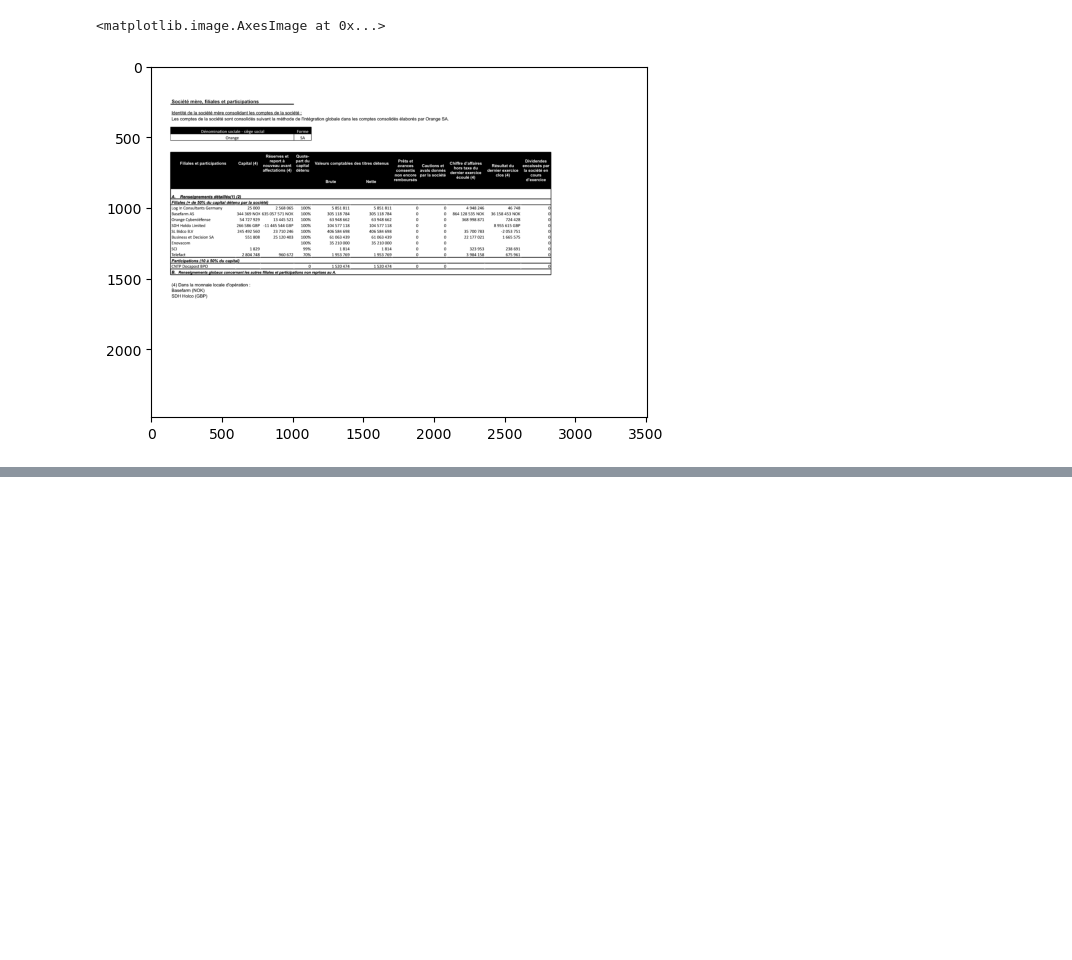
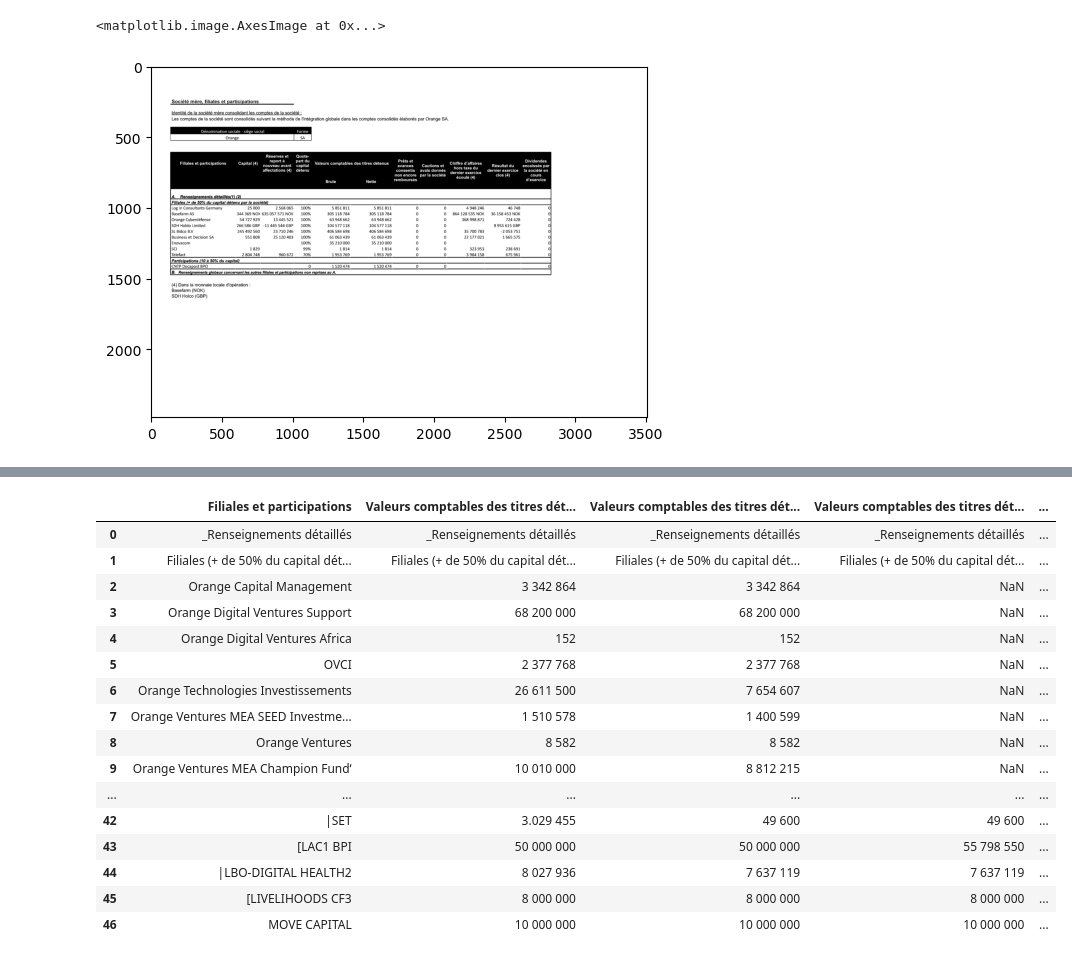
Before and after one commit to InseeFrLab/extraction-comptes-sociaux, a Jupyter notebook: notebooks/predict_tabletransformer_orange.ipynb, the cells around one changed output, grey strips where cells are left out. Drawn from its saved outputs; the diff is of its cells as text; code cells hidden in the pictures; blank space fills up the shorter version.

Commit message:
Update clean table

```diff
--- a/notebooks/predict_tabletransformer_orange.ipynb
+++ b/notebooks/predict_tabletransformer_orange.ipynb
@@ -153,20 +166,19 @@ def invert_dark_areas_v2(image):
     return img_grey
 # %%
 TEST_DATA = [
-    #"306769688",
-    #"344066733",
+    "306769688",
+    "307299248",
     "345039416",
-    #"380129866",
-    #"384518114",
-    ##"409759156",
-    #"432668432",
-    #"440419240",
-    #"500413505",
-    #"307299248",
     #"379984891",
-    #"430107359",
-    #"500440813",
-    #"501614572",
+    "380129866",
+    "384518114",
+    "409759156",
+    "430107359",
+    "432668432",
+    "440419240",
+    "500413505",
+    "500440813",
+    "501614572",
 ]
 data_dir = "../data/orange"
 test_images = [
@@ -193,6 +205,7 @@ bottom_padding = 50
 
 # Dict
 output = {}
+check= []
 
 for siren, image_path in zip(TEST_DATA, test_images):
     print(f"--- Siren {siren} ---")
@@ -206,7 +219,7 @@ for siren, image_path in zip(TEST_DATA, test_images):
     with torch.no_grad():
         outputs = detection_model(**encoding)
     results = feature_extractor.post_process_object_detection(
-        outputs, threshold=0.7, target_sizes=[(height, width)]
+        outputs, threshold=0.9, target_sizes=[(height, width)]
     )[0]
     table_boxes = results["boxes"].tolist()
 
@@ -223,26 +236,28 @@ for siren, image_path in zip(TEST_DATA, test_images):
         # Cropped image (only detected table)
         resized_image = image.crop(
             (
-                xmin - right_padding,
+                xmin - left_padding,
                 ymin - top_padding,
                 xmax + right_padding,
                 ymax + bottom_padding,
             )
         )
 
-        resized_image.save(f'../data/orange/{siren}_crop.png')
+        #resized_image.save(f'../data/orange/{siren}_{table_idx}_crop.png')
 
         # use numpy to convert the pil_image into a numpy array
-        numpy_resized_image=np.array(resized_image)
+        #numpy_resized_image=np.array(resized_image)
 
         # convert to a openCV2 image, notice the COLOR_RGB2BGR which means that
         # the color is converted from RGB to BGR format
-        resized_image_bgr =cv2.cvtColor(numpy_resized_image, cv2.COLOR_RGB2BGR)
-        resized_image_bgr = invert_dark_areas_v2(resized_image_bgr)
+        #resized_image_bgr =cv2.cvtColor(numpy_resized_image, cv2.COLOR_RGB2BGR)
+        #resized_image_bgr = invert_dark_areas_v2(resized_image_bgr)
 
         # from BGR to GRB
-        resized_image = cv2.cvtColor(resized_image_bgr, cv2.COLOR_BGR2RGB)
-        resized_image = Image.fromarray(resized_image)
+        #resized_image = cv2.cvtColor(resized_image_bgr, cv2.COLOR_BGR2RGB)
+        #resized_image = Image.fromarray(resized_image)
+
+        #resized_image.save(f'../data/orange/{siren}_{table_idx}_colorchange.png')
 
         # Encoding for structure recognition
         encoding = feature_extractor(resized_image, return_tensors="pt")
@@ -258,6 +273,7 @@ for siren, image_path in zip(TEST_DATA, test_images):
         d = pytesseract.image_to_data(
             resized_image, output_type=Output.DICT
         )
+        check.append(d)
         tokens = []
         n_boxes = len(d["level"])
         for i in range(n_boxes):
@@ -354,0 +809,20 @@ output['345039416_2']
+# %%
+output['306769688_0']
+# %% [output]
+|  | Filiales et participations | Valeurs comptables des titres dét... | Valeurs comptables des titres dét... | Valeurs comptables des titres dét... | ... |
+| 0 | _Renseignements détaillés | _Renseignements détaillés | _Renseignements détaillés | _Renseignements détaillés | ... |
+| 1 | Filiales (+ de 50% du capital dét... | Filiales (+ de 50% du capital dét... | Filiales (+ de 50% du capital dét... | Filiales (+ de 50% du capital dét... | ... |
+| 2 | Orange Capital Management | 3 342 864 | 3 342 864 | NaN | ... |
+| 3 | Orange Digital Ventures Support | 68 200 000 | 68 200 000 | NaN | ... |
+| 4 | Orange Digital Ventures Africa | 152 | 152 | NaN | ... |
+| 5 | OVCI | 2 377 768 | 2 377 768 | NaN | ... |
+| 6 | Orange Technologies Investissements | 26 611 500 | 7 654 607 | NaN | ... |
+| 7 | Orange Ventures MEA SEED Investme... | 1 510 578 | 1 400 599 | NaN | ... |
+| 8 | Orange Ventures | 8 582 | 8 582 | NaN | ... |
+| 9 | Orange Ventures MEA Champion Fund‘ | 10 010 000 | 8 812 215 | NaN | ... |
+| ... | ... | ... | ... | ... | ... |
+| 42 | |SET | 3.029 455 | 49 600 | 49 600 | ... |
+| 43 | [LAC1 BPI | 50 000 000 | 50 000 000 | 55 798 550 | ... |
+| 44 | |LBO-DIGITAL HEALTH2 | 8 027 936 | 7 637 119 | 7 637 119 | ... |
+| 45 | [LIVELIHOODS CF3 | 8 000 000 | 8 000 000 | 8 000 000 | ... |
+| 46 | MOVE CAPITAL | 10 000 000 | 10 000 000 | 10 000 000 | ... |
```
Also changed, not shown: parts of 18 cells of this notebook.
